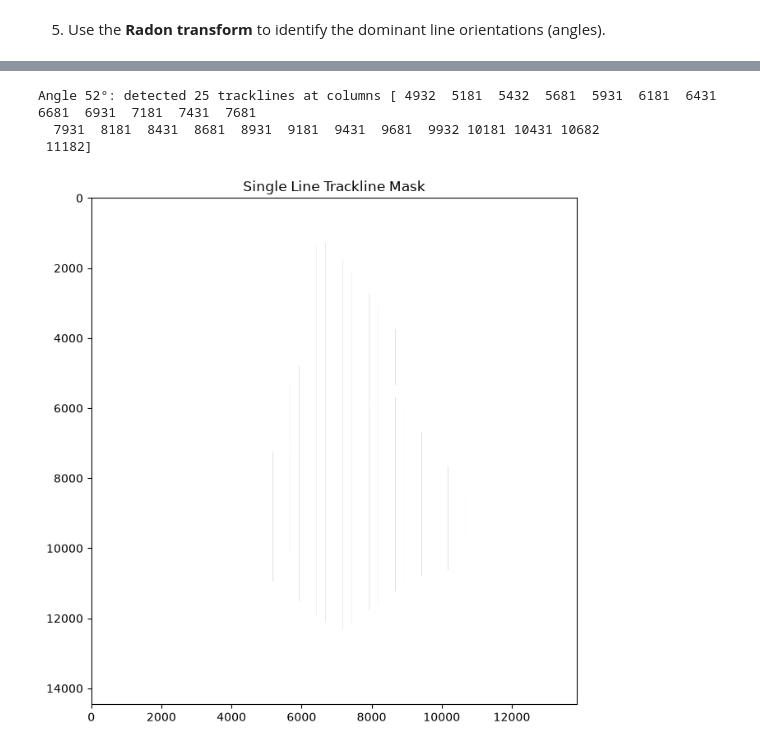
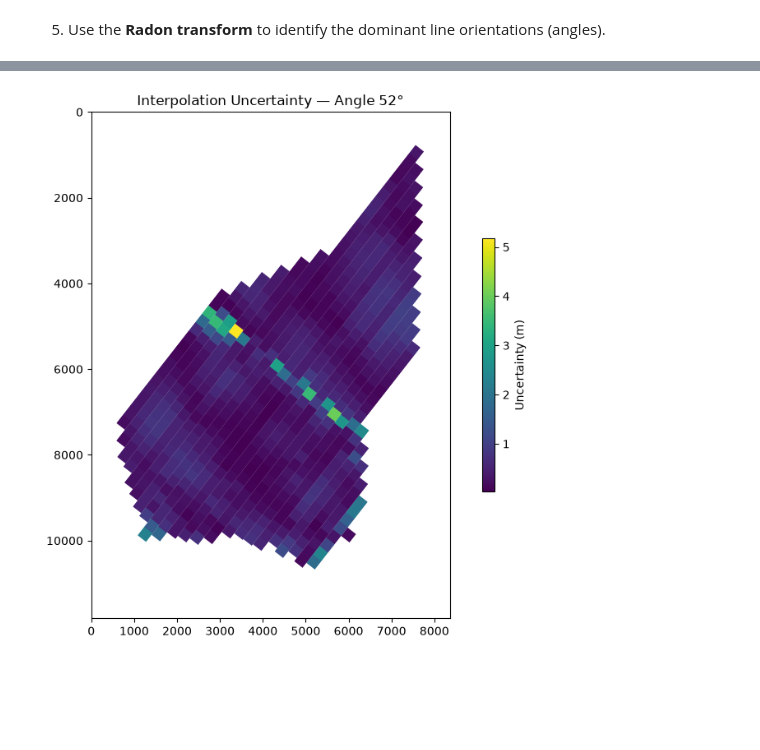
Before and after one commit to franciscorpuz/nbs_uncles, a Jupyter notebook: notebooks/sim_D000141.ipynb, the cells around one changed output, grey strips where cells are left out. Drawn from its saved outputs; the diff is of its cells as text; code cells hidden in the pictures; blank space fills up the shorter version.

```diff
--- a/notebooks/sim_D000141.ipynb
+++ b/notebooks/sim_D000141.ipynb
@@ -154,0 +116,27 @@ plt.show()
+# %%
+angle_info = None
+# import pickle
+#
+# # Dump the object to a file
+# with open("D000141.pkl", "rb") as file:
+#     angle_info = pickle.load(file)
+# %%
+
+# Run the Radon transform over the full skeleton to identify the single most
+# prominent orientation. The variance profile peaks at angles where projections
+# are concentrated — characteristic of linear features aligned with that angle.
+
+radon_kwargs = dict(
+    angle_info=angle_info,
+    angular_tolerance=3,
+    width_tolerance=6,
+    min_intensity=0.2,
+    do_offset=True,
+    top_angles=5,
+    zoom=1
+)
+
+# Use Radon Transform to compute local orientation
+point_orientation, angle_info = compute_local_orientation(bathy_thin,
+                                                          method='radon',
+                                                          **radon_kwargs)
@@ -155,5 +190,4 @@ plt.show()
 # %%
-TARGET_ANGLES = dominant_orientations['peaks']
 
 # Override detected TARGET_ANGLES as necessary
 TARGET_ANGLES = [52]
@@ -222,60 +194,50 @@ After processing all line pairs:
 # %%
-min_line_factor = 0.1  # fraction of max projection height used as the peak threshold
-band_width      = 40   # minimum column separation between adjacent detected peaks (pixels)
+band_width = 40   # minimum column separation between adjacent detected peaks (pixels)
 
 uncertainty_results = {}  # keyed by angle — stores the final uncertainty raster per family
 
 for angle in TARGET_ANGLES:
-    current_mask = angles_rasters[angle]
+    current_mask = point_orientation[angle]
 
     # --- Steps 7–8: Detect trackline positions and build the clean line mask ---
     peaks, restored_mask, angle_to_rotate = detect_trackline_positions(
         angle_mask=current_mask,
         bathy_binary=bathy_binary,
         angle=angle,
-        min_line_factor=min_line_factor,
         band_width=band_width,
     )
-    print(f"Angle {angle}°: detected {len(peaks)} tracklines at columns {peaks}")
-
-        # Plot restored mask
-    plt.figure(figsize=(10, 8))
-    plt.imshow(1 - restored_mask, cmap='gray')
-    plt.title("Single Line Trackline Mask")
+    # print(f"Angle {angle}°: detected {len(peaks)} tracklines at columns {peaks}")
 
     # Assign real depth values from bathy_data to each detected line pixel
     current_depth_raster = assign_depths_to_lines(
         restored_mask=restored_mask,
         bathy_binary=bathy_binary,
         bathy_data=bathy_data,
         angle_to_rotate=angle_to_rotate,
     )
 
     # --- Steps 9–12: Process all adjacent line pairs → uncertainty raster ---
     uncertainty_raster = build_uncertainty_raster(
         peaks=peaks,
         restored_mask=restored_mask,
         current_depth_raster=current_depth_raster,
         resolution=bathy_data['metadata']['resolution'],
     )
 
     # --- Step 13: Rotate uncertainty raster back to original orientation ---
     uncertainty_original = undo_rotation(
         raster=uncertainty_raster,
         angle_to_rotate=angle_to_rotate,
         original_shape=current_mask.shape,
     )
 
     uncertainty_results[angle] = uncertainty_original
 
     # --- Step 14: Plot ---
-    plt.figure(figsize=(20, 15))
+    plt.figure(figsize=(10, 8))
     plt.imshow(uncertainty_original, cmap='viridis')
     plt.colorbar(label='Uncertainty (m)', shrink=0.5)
     plt.title(f'Interpolation Uncertainty — Angle {angle}°')
     plt.show()
 # %% [output]
-Angle 52°: detected 25 tracklines at columns [ 4932  5181  5432  5681  5931  6181  6431  6681  6931  7181  7431  7681
-  7931  8181  8431  8681  8931  9181  9431  9681  9932 10181 10431 10682
- 11182]
-[figure, old version]
+[figure, new version]
```
Also changed, not shown: parts of 20 cells of this notebook, 18 other files.
